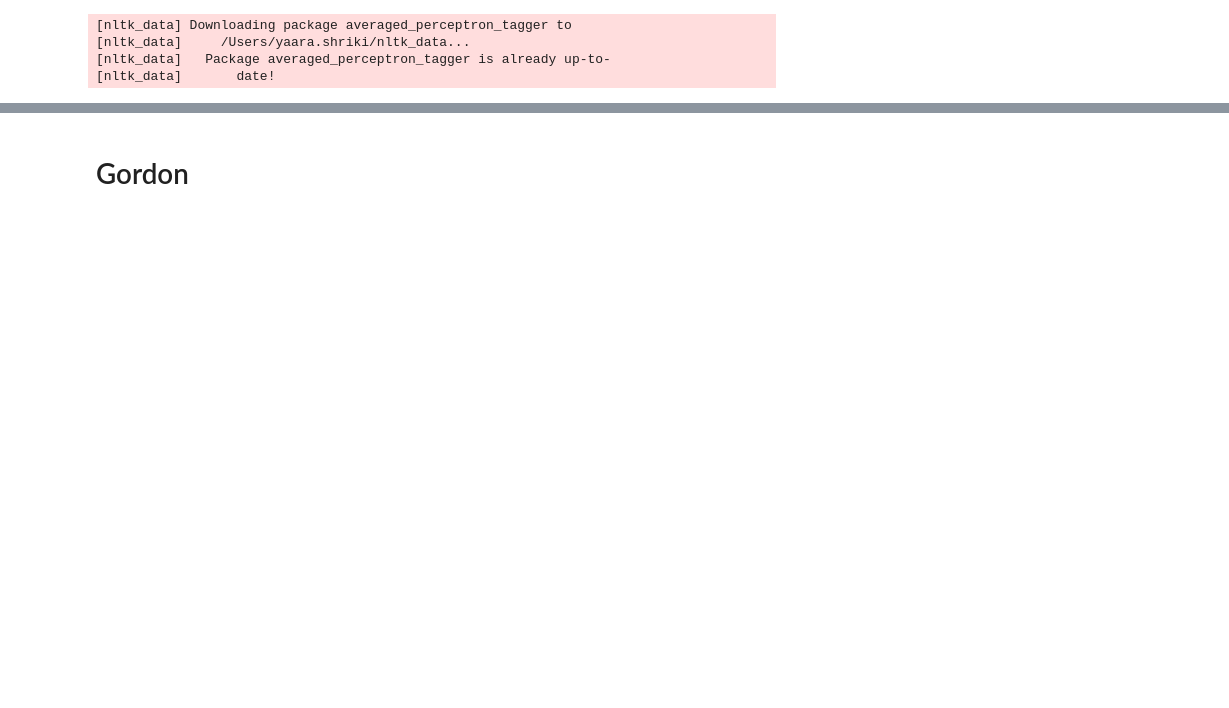
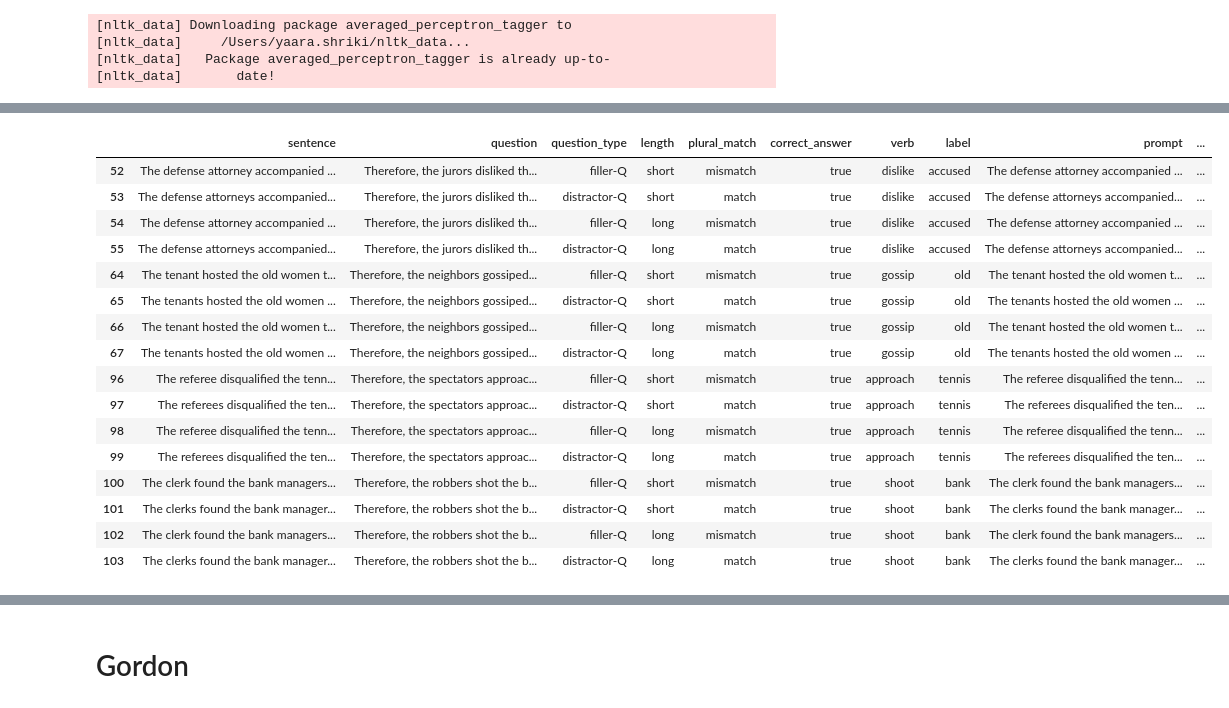
Before and after one commit to yaaras/CognitiveSkills, a Jupyter notebook: niki/process_data.ipynb, the cells around one changed output, grey strips where cells are left out. Cells and saved outputs as stored; diff of their text form; code cells hidden in the pictures; blank space fills up the shorter version.

```diff
--- a/niki/process_data.ipynb
+++ b/niki/process_data.ipynb
@@ -200,9 +189,6 @@ df_niki
 # %%
-# # fix the labels
-# df_niki.loc[df_niki.label == "ones", "label"] = "accused ones"
-# df_niki.loc[df_niki.label == "women", "label"] = "old women"
-# df_niki.loc[df_niki.label == "players", "label"] = "tennis players"
-# df_niki.loc[df_niki.label == "managers", "label"] = "bank managers"
+# fix the first noun
+df_niki.loc[df_niki.label == "accused", "second_noun"] = "accused"
+df_niki.loc[df_niki.label == "old", "second_noun"] = "old"
+df_niki.loc[df_niki.label == "tennis", "second_noun"] = "tennis"
+df_niki.loc[df_niki.label == "bank", "second_noun"] = "bank"
-# %%
-# drop rows
-df_niki.drop(index = df_niki.query("label == 'ones' | label == 'women' | label == 'players' | label == 'managers'").index, inplace=True)
@@ -247,2 +195,31 @@ df_niki
+# %%
+# Function to modify prompt
+def modify_prompt(row):
+    if row["label"] in ["accused", "old", "tennis", "bank"]:
+        words = row["prompt"].split()[:-2]  # Remove the last two words
+        modified_prompt = " ".join(words) + " <MASK>"
+        return modified_prompt
+    return row["prompt"]
+# %%
+# Apply the function to each row
+df_niki["prompt"] = df_niki.apply(modify_prompt, axis=1)
 # %%
-df_niki.query("label == 'ones' | label == 'women' | label == 'players' | label == 'managers'").index
+df_niki.query("label == 'accused' | label == 'old' | label == 'tennis' | label == 'bank'")
+# %% [output]
+|  | sentence | question | question_type | length | plural_match | correct_answer | verb | label | prompt | ... |
+| 52 | The defense attorney accompanied ... | Therefore, the jurors disliked th... | filler-Q | short | mismatch | true | dislike | accused | The defense attorney accompanied ... | ... |
+| 53 | The defense attorneys accompanied... | Therefore, the jurors disliked th... | distractor-Q | short | match | true | dislike | accused | The defense attorneys accompanied... | ... |
+| 54 | The defense attorney accompanied ... | Therefore, the jurors disliked th... | filler-Q | long | mismatch | true | dislike | accused | The defense attorney accompanied ... | ... |
+| 55 | The defense attorneys accompanied... | Therefore, the jurors disliked th... | distractor-Q | long | match | true | dislike | accused | The defense attorneys accompanied... | ... |
+| 64 | The tenant hosted the old women t... | Therefore, the neighbors gossiped... | filler-Q | short | mismatch | true | gossip | old | The tenant hosted the old women t... | ... |
+| 65 | The tenants hosted the old women ... | Therefore, the neighbors gossiped... | distractor-Q | short | match | true | gossip | old | The tenants hosted the old women ... | ... |
+| 66 | The tenant hosted the old women t... | Therefore, the neighbors gossiped... | filler-Q | long | mismatch | true | gossip | old | The tenant hosted the old women t... | ... |
+| 67 | The tenants hosted the old women ... | Therefore, the neighbors gossiped... | distractor-Q | long | match | true | gossip | old | The tenants hosted the old women ... | ... |
+| 96 | The referee disqualified the tenn... | Therefore, the spectators approac... | filler-Q | short | mismatch | true | approach | tennis | The referee disqualified the tenn... | ... |
+| 97 | The referees disqualified the ten... | Therefore, the spectators approac... | distractor-Q | short | match | true | approach | tennis | The referees disqualified the ten... | ... |
+| 98 | The referee disqualified the tenn... | Therefore, the spectators approac... | filler-Q | long | mismatch | true | approach | tennis | The referee disqualified the tenn... | ... |
+| 99 | The referees disqualified the ten... | Therefore, the spectators approac... | distractor-Q | long | match | true | approach | tennis | The referees disqualified the ten... | ... |
+| 100 | The clerk found the bank managers... | Therefore, the robbers shot the b... | filler-Q | short | mismatch | true | shoot | bank | The clerk found the bank managers... | ... |
+| 101 | The clerks found the bank manager... | Therefore, the robbers shot the b... | distractor-Q | short | match | true | shoot | bank | The clerks found the bank manager... | ... |
+| 102 | The clerk found the bank managers... | Therefore, the robbers shot the b... | filler-Q | long | mismatch | true | shoot | bank | The clerk found the bank managers... | ... |
+| 103 | The clerks found the bank manager... | Therefore, the robbers shot the b... | distractor-Q | long | match | true | shoot | bank | The clerks found the bank manager... | ... |
```
Also changed, not shown: parts of 31 cells of this notebook.
